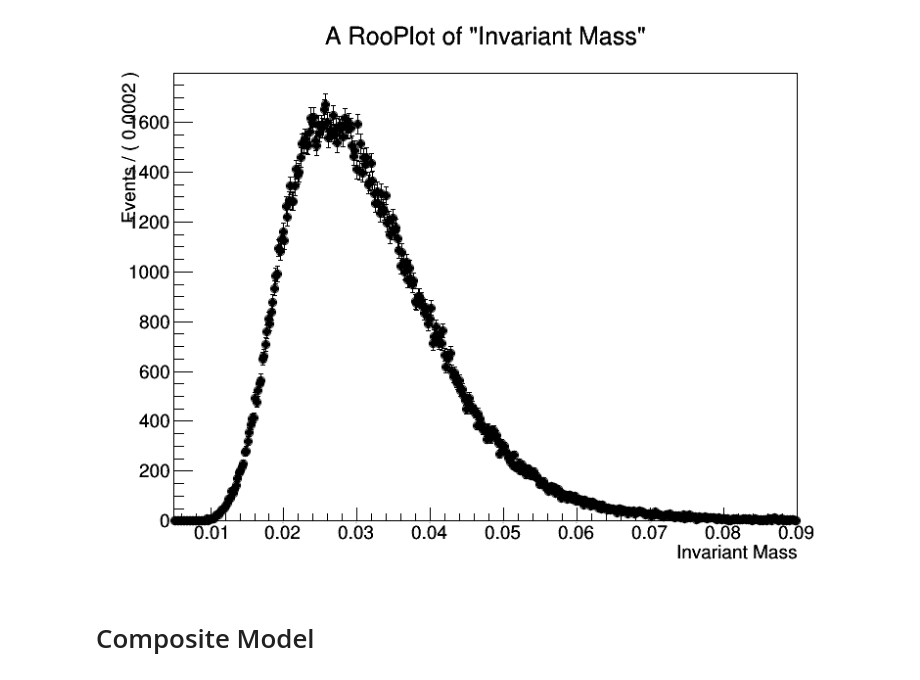
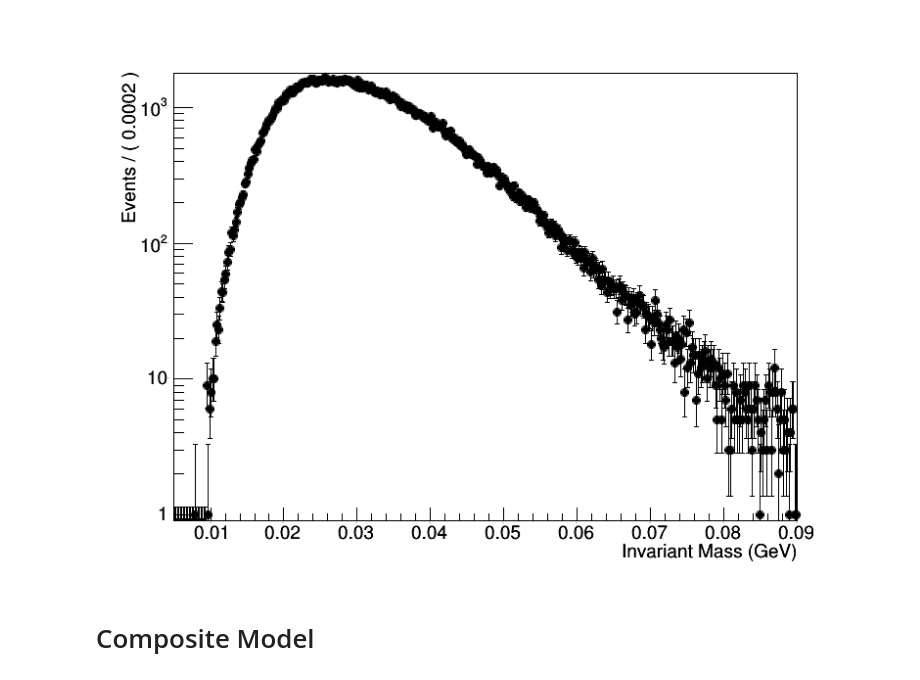
Before and after one commit to omar-moreno/hps-analysis, a Jupyter notebook: python/notebooks/bump_hunt_toy_fitter.ipynb, the cells around one changed output. Drawn from its saved outputs; the diff is of its cells as text; code cells hidden in the pictures.

```diff
--- a/python/notebooks/bump_hunt_toy_fitter.ipynb
+++ b/python/notebooks/bump_hunt_toy_fitter.ipynb
@@ -9,20 +9,30 @@ import matplotlib.pyplot as plt
 
 canvas = rootnotes.default_canvas()
 # %%
+# Path to ROOT file that will be used to obtain the Trident invariant mass histogram
 file_path = "/home/omoreno/work/hps/plots/engrun2015/pass3/1pt05_mc/tridents/rad/trident_analysis.root"
+
+# Open the ROOT file and get the Trident invariant mass histogram
 root_file = r.TFile(file_path)
 
-invariant_mass = r.RooRealVar("Invariant Mass", "Invariant Mass", 0.005, 0.09)
+# Create a data histogram that is compatible with RooFit
+invariant_mass = r.RooRealVar("Invariant Mass", "Invariant Mass (GeV)", 0.005, 0.09)
 arg_list = r.RooArgList(invariant_mass)
-histogram_data = r.RooDataHist("Invarian Mass", "Invariant Mass", arg_list, root_file.Get("invariant mass"))
+histogram_data = r.RooDataHist("invariant_mass_data", "invariant_mass_data", arg_list, root_file.Get("invariant mass"))
 
+# Get the frame that will be used in plotting
 plot = invariant_mass.frame()
+
+# Plot the histogram data
 histogram_data.plotOn(plot)
 
+# Draw the frame
 plot.Draw()
+plot.SetTitle("")
+canvas.SetLogy()
 canvas
 # %% [output]
-[figure, old version]
+[figure, new version]
 # %% [markdown]
 # Composite Model
 # %%
```
Also changed, not shown: parts of 2 cells of this notebook.
